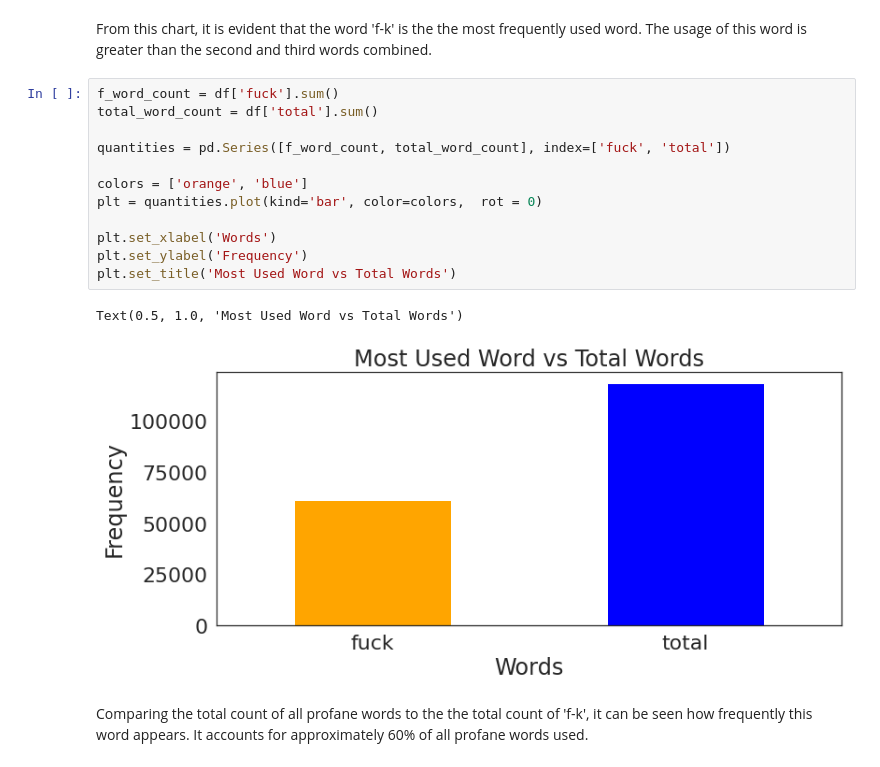
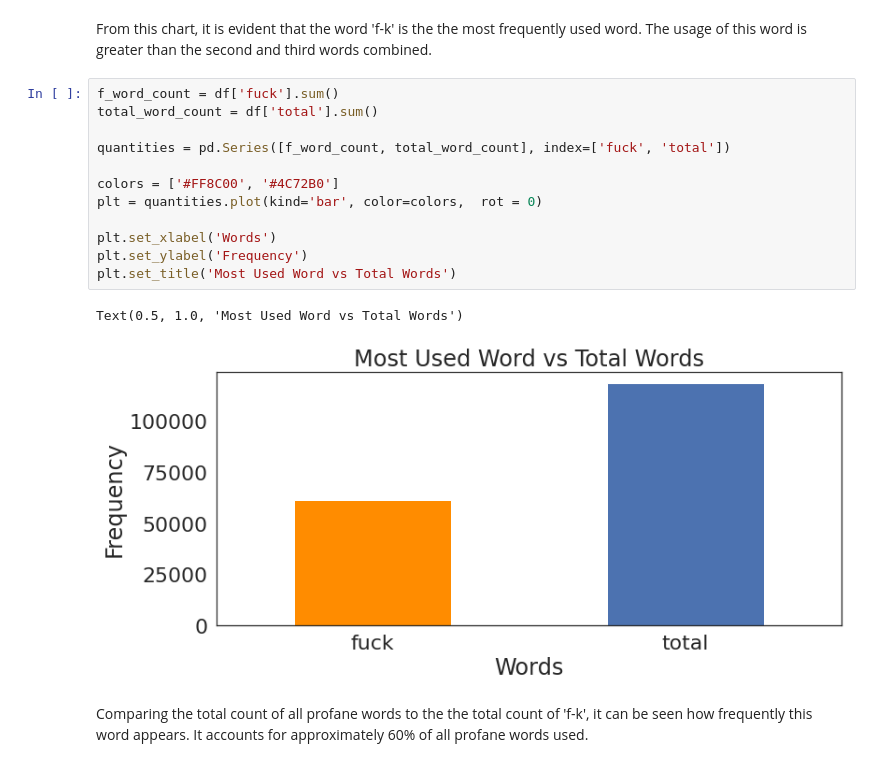
Before and after one commit to ima-quack/COGS108_ProfanityResearch, a Jupyter notebook: EDACheckpointGroup_039-Wi23.ipynb, the cells around one changed output. Drawn from its saved outputs; the diff is of its cells as text.

```diff
--- a/EDACheckpointGroup_039-Wi23.ipynb
+++ b/EDACheckpointGroup_039-Wi23.ipynb
@@ -125,17 +125,17 @@ From this chart, it is evident that the word 'f-k' is the the most frequently us
 # %%
 f_word_count = df['fuck'].sum()
 total_word_count = df['total'].sum()
 
 quantities = pd.Series([f_word_count, total_word_count], index=['fuck', 'total'])
 
-colors = ['orange', 'blue']
+colors = ['#FF8C00', '#4C72B0']
 plt = quantities.plot(kind='bar', color=colors,  rot = 0)
 
 plt.set_xlabel('Words')
 plt.set_ylabel('Frequency')
 plt.set_title('Most Used Word vs Total Words')
 # %% [output]
 Text(0.5, 1.0, 'Most Used Word vs Total Words')
-[figure, old version]
+[figure, new version]
 # %% [markdown]
 Comparing the total count of all profane words to the the total count of 'f-k', it can be seen how frequently this word appears. It accounts for approximately 60% of all profane words used.
```
Also changed, not shown: parts of 7 cells of this notebook.
